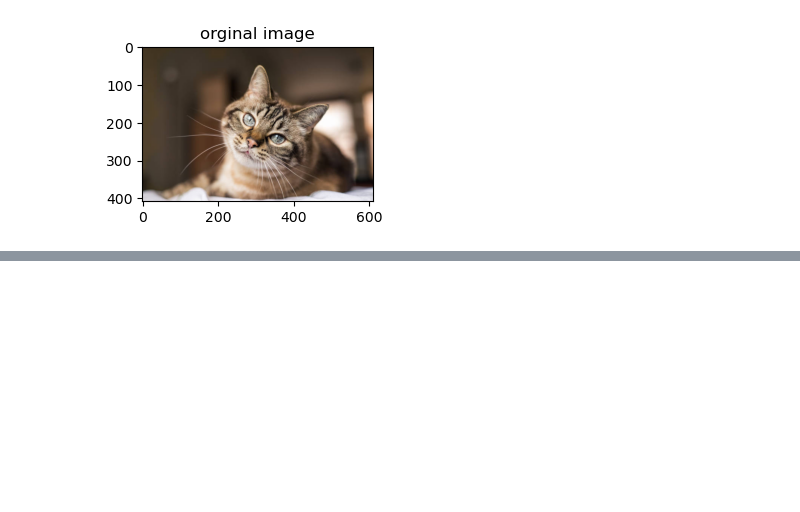
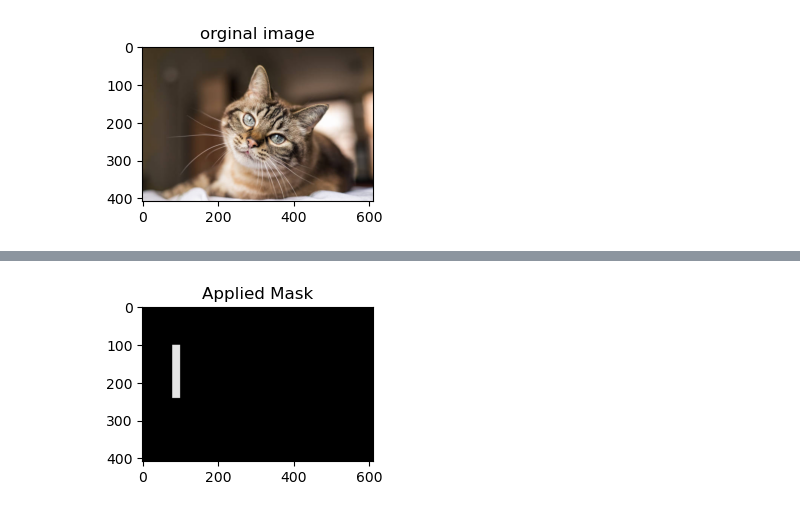
Before and after one commit to tazriahelal/Python-OpenCV, a Jupyter notebook: Python-OpenCV-Basic/opencvbasics-part2.ipynb, the cells around one changed output, grey strips where cells are left out. Cells and saved outputs as stored; diff of their text form; code cells hidden in the pictures; blank space fills up the shorter version.

```diff
--- a/Python-OpenCV-Basic/opencvbasics-part2.ipynb
+++ b/Python-OpenCV-Basic/opencvbasics-part2.ipynb
@@ -261,0 +275,6 @@ NameError: name 'imageVariable' is not defined
+# %%
+imageMask = np.zeros(imageData.shape[:2], dtype = "uint8")
+cv2.rectangle(imageMask, (80,100), (100, 240), 230, -1)
+catImageShow("Applied Mask", imageMask)
+# %% [output]
+[figure, added]
```
Also changed, not shown: parts of 21 cells of this notebook.
